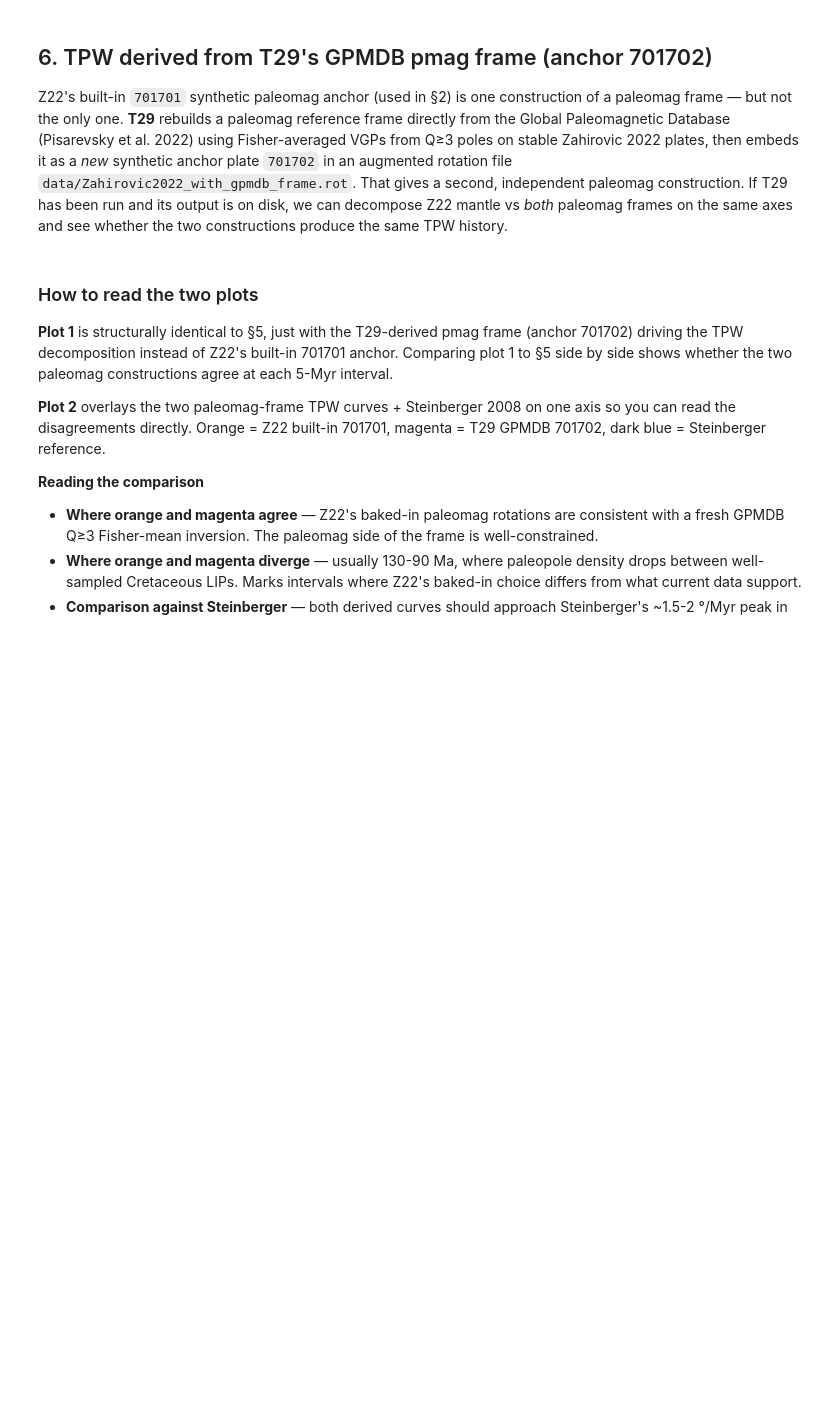
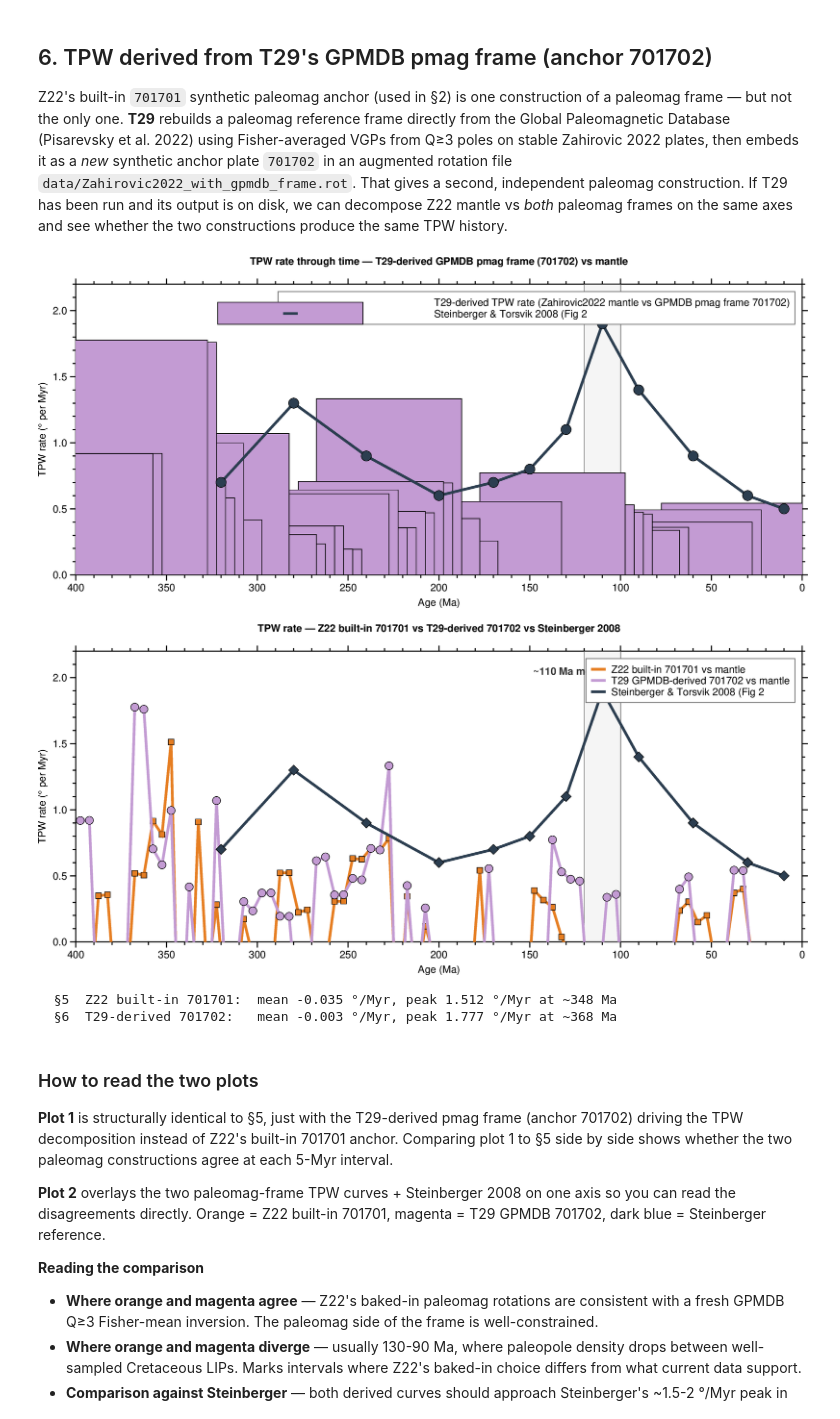
Before and after one commit to EarthByte/GPlately-pyGMT-tutorials, a Jupyter notebook: Notebooks/T63_True_Polar_Wander_Decomposition.ipynb, the cells around one changed output. Drawn from its saved outputs; the diff is of its cells as text; code cells hidden in the pictures; blank space fills up the shorter version.

```diff
--- a/Notebooks/T63_True_Polar_Wander_Decomposition.ipynb
+++ b/Notebooks/T63_True_Polar_Wander_Decomposition.ipynb
@@ -362,8 +371,13 @@ else:
     fig.text(x=110, y=Y_MAX - 0.15, text="~110 Ma monster TPW event",
              font="8p,Helvetica-Bold,gray20", justify="MC", no_clip=True)
 
-    fig.plot(x=incr_df_gpmdb["age_mid_ma"], y=incr_df_gpmdb["rate_deg_per_myr"],
-             style=f"b{RATE_BAR_WIDTH_MA}",
+    _hw = RATE_BAR_WIDTH_MA / 2.0
+    for _xc, _yc in zip(incr_df_gpmdb["age_mid_ma"], incr_df_gpmdb["rate_deg_per_myr"]):
+        if _yc <= 0: continue
+        fig.plot(x=[_xc - _hw, _xc + _hw, _xc + _hw, _xc - _hw, _xc - _hw],
+                 y=[0, 0, _yc, _yc, 0],
+                 fill="#c39bd3", pen="0.4p,black")
+    fig.plot(x=[incr_df_gpmdb["age_mid_ma"].iloc[0]], y=[0], style="s0.28c",
              fill="#c39bd3", pen="0.4p,black",
              label=f"T29-derived TPW rate ({MODEL_NAME} mantle vs GPMDB pmag frame 701702)")
     fig.plot(x=ST2008["age_ma"], y=ST2008["rate_deg_per_myr"],
@@ -389,33 +403,38 @@ else:
              font="8p,Helvetica-Bold,gray20", justify="MC", no_clip=True)
 
     # Z22 built-in 701701 — orange squares
     fig.plot(x=incr_df["age_mid_ma"], y=incr_df["rate_deg_per_myr"],
              pen="2p,#e67e22", label="Z22 built-in 701701 vs mantle")
     fig.plot(x=incr_df["age_mid_ma"], y=incr_df["rate_deg_per_myr"],
              style="s0.22c", fill="#e67e22", pen="0.3p,black")
 
     # T29-derived 701702 — magenta circles
     fig.plot(x=incr_df_gpmdb["age_mid_ma"], y=incr_df_gpmdb["rate_deg_per_myr"],
              pen="2p,#c39bd3", label="T29 GPMDB-derived 701702 vs mantle")
     fig.plot(x=incr_df_gpmdb["age_mid_ma"], y=incr_df_gpmdb["rate_deg_per_myr"],
              style="c0.22c", fill="#c39bd3", pen="0.3p,black")
 
     # Steinberger reference — dark blue diamonds
     fig.plot(x=ST2008["age_ma"], y=ST2008["rate_deg_per_myr"],
              pen="2p,#2c3e50", label="Steinberger & Torsvik 2008 (Fig 2, hand-digitised)")
     fig.plot(x=ST2008["age_ma"], y=ST2008["rate_deg_per_myr"],
              style="d0.28c", fill="#2c3e50", pen="0.3p,black")
 
     fig.legend(position="JTR+jTR+o0.2c/0.2c", box="+gwhite+p0.5p,gray40")
     fig.show(width=1100)
 
     # Summary numbers side-by-side
     print(f"\n  §5  Z22 built-in 701701:  mean {incr_df['rate_deg_per_myr'].mean():.3f} °/Myr, "
           f"peak {incr_df['rate_deg_per_myr'].max():.3f} °/Myr "
           f"at ~{incr_df.loc[incr_df['rate_deg_per_myr'].idxmax(),'age_mid_ma']:.0f} Ma")
     print(f"  §6  T29-derived 701702:   mean {incr_df_gpmdb['rate_deg_per_myr'].mean():.3f} °/Myr, "
           f"peak {incr_df_gpmdb['rate_deg_per_myr'].max():.3f} °/Myr "
           f"at ~{incr_df_gpmdb.loc[incr_df_gpmdb['rate_deg_per_myr'].idxmax(),'age_mid_ma']:.0f} Ma")
+# %% [output]
+[figure, added]
+[figure, added]
+  §5  Z22 built-in 701701:  mean -0.035 °/Myr, peak 1.512 °/Myr at ~348 Ma
+  §6  T29-derived 701702:   mean -0.003 °/Myr, peak 1.777 °/Myr at ~368 Ma
 # %% [markdown]
 ### How to read the two plots
 
```
Also changed, not shown: parts of 1 cell of this notebook.
